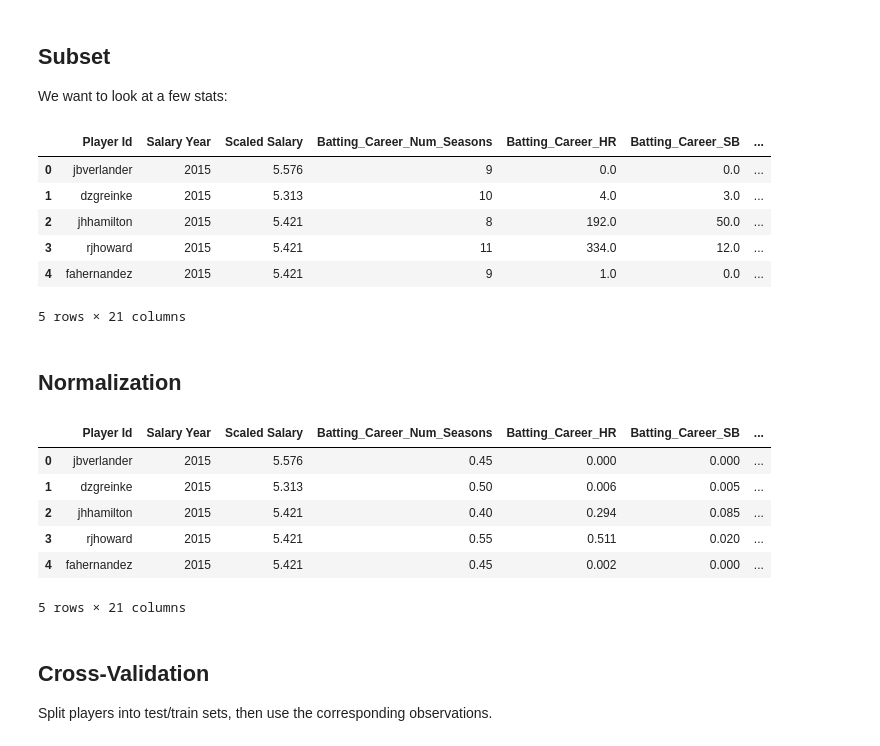
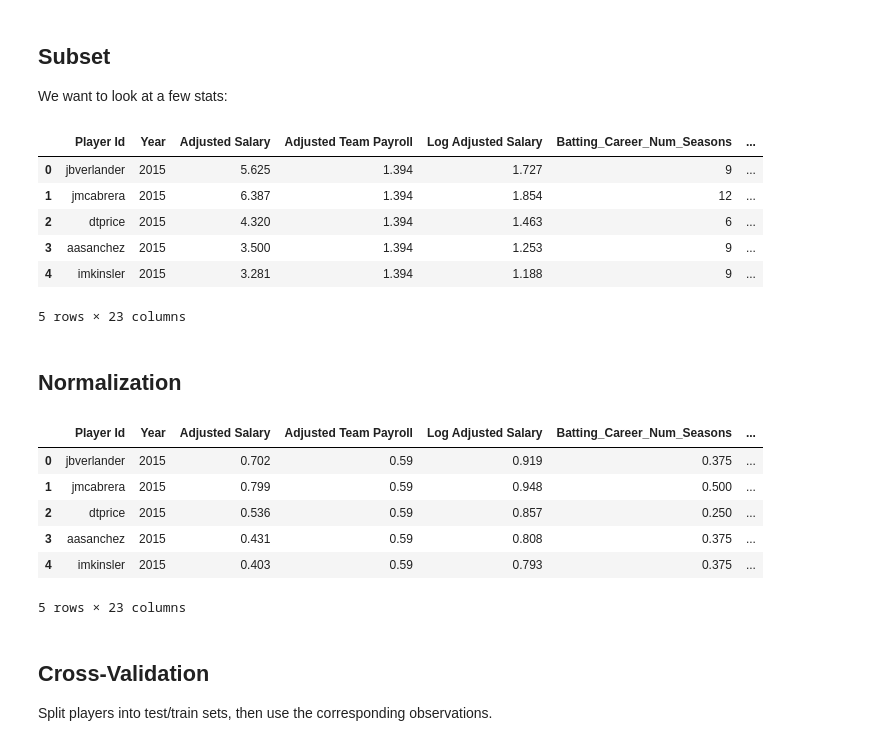
Before and after one commit to natereed/predicting-team-wins-and-player-salaries, a Jupyter notebook: Model.ipynb, the cells around one changed output. Drawn from its saved outputs; the diff is of its cells as text; code cells hidden in the pictures.

```diff
--- a/Model.ipynb
+++ b/Model.ipynb
@@ -61,0 +57,19 @@ df.head()
+# %%
+team_payrolls_df = pd.read_csv(os.path.join("data", "db", "TeamPayrolls.csv"))
+team_payrolls_df = team_payrolls_df.drop('Team', 1)
+team_payrolls_df = team_payrolls_df.rename(index=str, columns={'Team (Abbreviated)' : 'Team'})
+grouped_team_payrolls = team_payrolls_df.groupby('Year')
+avg_annual_payrolls = grouped_team_payrolls.mean()
+avg_annual_payrolls = avg_annual_payrolls.reset_index()
+avg_annual_payrolls = avg_annual_payrolls.rename(columns={'Payroll' : 'Avg Payroll'})
+avg_annual_payrolls = pd.DataFrame(avg_annual_payrolls.reset_index(), columns=['Year', 'Avg Payroll'])
+
+team_payrolls_df = pd.merge(team_payrolls_df, avg_annual_payrolls, on=['Year'])
+team_payrolls_df['Adjusted Team Payroll'] = team_payrolls_df['Payroll'] / team_payrolls_df['Avg Payroll']
+team_payrolls_df.head()
+
+# Rename columns so that we can merge
+df = df.rename(index=str, columns={'Salary Team' : 'Team',
+                              'Salary Year' : 'Year'})
+df = pd.merge(df, team_payrolls_df, on=['Team', 'Year'])
+df.head()
@@ -61,0 +112,15 @@ df.head()
+# %%
+# Subset columns
+df = pd.DataFrame(df, columns=['Player Id', 'Year', 'Annual Salary', 'Adjusted Salary', 'Log Adjusted Salary',
+                               'Adjusted Team Payroll',
+                               'Contract Years', 'Position',
+                               'Batting_Career_Num_Seasons', 'Batting_Career_G', 'Batting_Career_AVG',
+                               'Batting_Career_PSN', 'Batting_Career_SB', 'Batting_Career_HR',
+                               'Batting_Career_RBI',
+                               'Pitching_Career_Num_Seasons', 'Pitching_Career_G', 'Pitching_Career_ER',
+                               'Pitching_Career_ERA', 'Pitching_Career_IP', 'Pitching_Career_SO',
+                               'Pitching_Career_SHO', 'Pitching_Career_W', 'Pitching_Career_L',
+                               'Pitching_Career_WPIP', 'Pitching_Career_GS', 'Pitching_Career_GSPFGP',
+                               'Fielding_Career_Num_Seasons', 'Fielding_Career_G', 'Fielding_Career_FPCT',
+                               'Fielding_Career_A', 'Fielding_Career_PO', 'Fielding_Career_E'])
+df.head()
@@ -104,46 +179,47 @@ df.head()
 
 We want to look at a few stats:
 # %%
-df = pd.DataFrame(df, columns=['Player Id', 'Salary Year', 'Scaled Salary',
+df = pd.DataFrame(df, columns=['Player Id', 'Year', 'Adjusted Salary', 'Adjusted Team Payroll',
+                               'Log Adjusted Salary',
                                'Batting_Career_Num_Seasons',
                                'Batting_Career_HR',
                                'Batting_Career_SB',
                                'Batting_Career_RBI',
                                'Pitching_Career_SO',
                                'Pitching_Career_ERA',
                                'Fielding_Career_A',
                                'Fielding_Career_PO',
                                'Fielding_Career_E',
                                'Fielding_Career_G',
                                '0.0', '1B', '2B', '3B', 'C', 'MULTIPLE', 'P', 'SS'])
 #df.columns
 df.head()
 # %% [output]
-|  | Player Id | Salary Year | Scaled Salary | Batting_Career_Num_Seasons | Batting_Career_HR | Batting_Career_SB | ... |
-| 0 | jbverlander | 2015 | 5.576 | 9 | 0.0 | 0.0 | ... |
-| 1 | dzgreinke | 2015 | 5.313 | 10 | 4.0 | 3.0 | ... |
-| 2 | jhhamilton | 2015 | 5.421 | 8 | 192.0 | 50.0 | ... |
-| 3 | rjhoward | 2015 | 5.421 | 11 | 334.0 | 12.0 | ... |
-| 4 | fahernandez | 2015 | 5.421 | 9 | 1.0 | 0.0 | ... |
+|  | Player Id | Year | Adjusted Salary | Adjusted Team Payroll | Log Adjusted Salary | Batting_Career_Num_Seasons | ... |
+| 0 | jbverlander | 2015 | 5.625 | 1.394 | 1.727 | 9 | ... |
+| 1 | jmcabrera | 2015 | 6.387 | 1.394 | 1.854 | 12 | ... |
+| 2 | dtprice | 2015 | 4.320 | 1.394 | 1.463 | 6 | ... |
+| 3 | aasanchez | 2015 | 3.500 | 1.394 | 1.253 | 9 | ... |
+| 4 | imkinsler | 2015 | 3.281 | 1.394 | 1.188 | 9 | ... |
-5 rows × 21 columns
+5 rows × 23 columns
 # %% [markdown]
 ## Normalization
 # %%
 # Scale values from 0 to 1
-for column in df.columns[3:]:
+for column in df.columns[2:]:
     #print(column)
     df[column] = (df[column] - df[column].min()) / (df[column].max() - df[column].min())
 df = df.round(3)
 df = df.fillna(0.0)
 df.head()
 # %% [output]
-|  | Player Id | Salary Year | Scaled Salary | Batting_Career_Num_Seasons | Batting_Career_HR | Batting_Career_SB | ... |
-| 0 | jbverlander | 2015 | 5.576 | 0.45 | 0.000 | 0.000 | ... |
-| 1 | dzgreinke | 2015 | 5.313 | 0.50 | 0.006 | 0.005 | ... |
-| 2 | jhhamilton | 2015 | 5.421 | 0.40 | 0.294 | 0.085 | ... |
-| 3 | rjhoward | 2015 | 5.421 | 0.55 | 0.511 | 0.020 | ... |
-| 4 | fahernandez | 2015 | 5.421 | 0.45 | 0.002 | 0.000 | ... |
+|  | Player Id | Year | Adjusted Salary | Adjusted Team Payroll | Log Adjusted Salary | Batting_Career_Num_Seasons | ... |
+| 0 | jbverlander | 2015 | 0.702 | 0.59 | 0.919 | 0.375 | ... |
+| 1 | jmcabrera | 2015 | 0.799 | 0.59 | 0.948 | 0.500 | ... |
+| 2 | dtprice | 2015 | 0.536 | 0.59 | 0.857 | 0.250 | ... |
+| 3 | aasanchez | 2015 | 0.431 | 0.59 | 0.808 | 0.375 | ... |
+| 4 | imkinsler | 2015 | 0.403 | 0.59 | 0.793 | 0.375 | ... |
-5 rows × 21 columns
+5 rows × 23 columns
 # %% [markdown]
 ##  Cross-Validation
 Split players into test/train sets, then use the corresponding observations.
```
Also changed, not shown: parts of 37 cells of this notebook, 12 other files.
